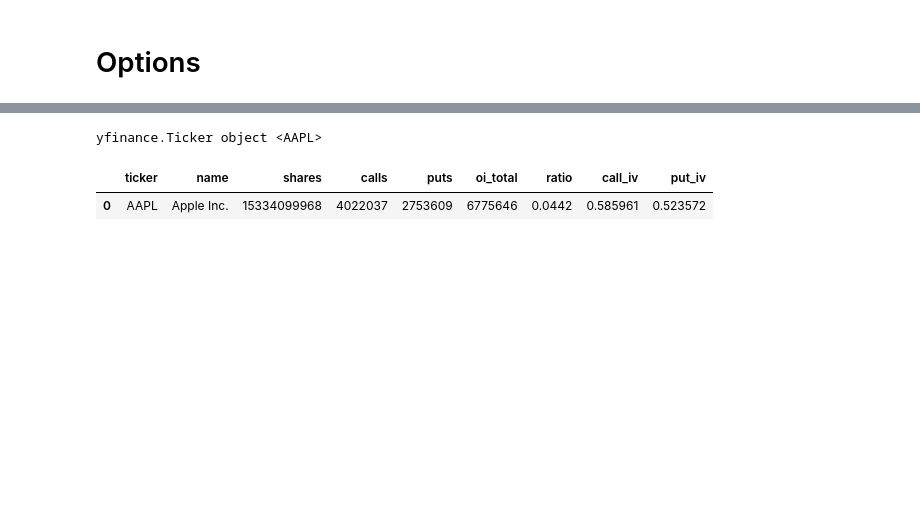
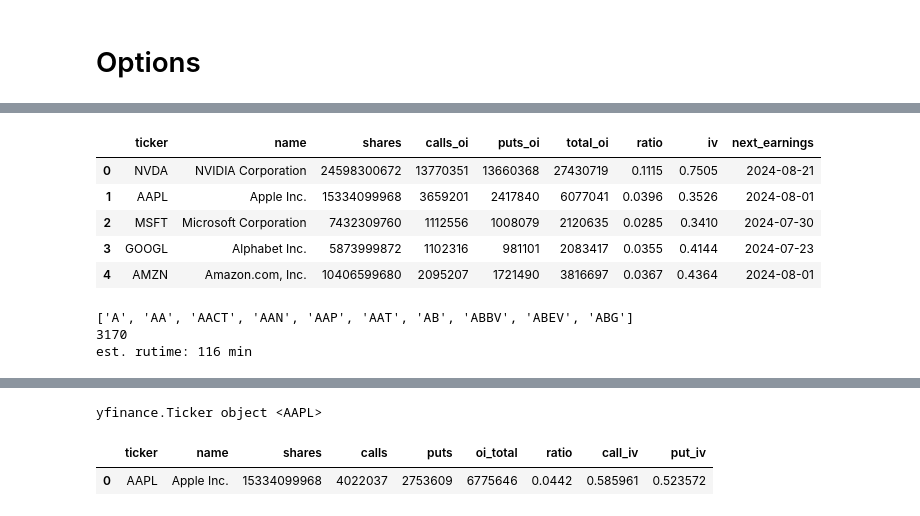
Before and after one commit to ryanlrappa/sweetgreen, a Jupyter notebook: dev.ipynb, the cells around one changed output, grey strips where cells are left out. Saved outputs shown, nothing was run; the diff lists cells and outputs as text; code cells hidden in the pictures; blank space fills up the shorter version.

Commit message:
add functions to get data

```diff
--- a/dev.ipynb
+++ b/dev.ipynb
@@ -112,26 +107,2 @@ opt.calls
 # %% [markdown]
 # Options
-# %%
-# Create Ticker object
-ticker = yf.Ticker("AAPL")
-
-# Get available expiration dates
-expirations = ticker.options
-
-# Choose an expiration date
-expiration_date = expirations[0]
-
-# Fetch option chain
-option_chain = ticker.option_chain(expiration_date)
-
-# Select a specific call option
-call_option = option_chain.calls.iloc[0]
-call_symbol = call_option['contractSymbol']
-
-# Fetch historical data for the call option
-call_history = yf.Ticker(call_symbol).history(period="1mo")
-
-# Print historical prices and current open interest
-print("Historical prices for", call_symbol)
-print(call_history[['Open', 'High', 'Low', 'Close', 'Volume']])
-print("\nCurrent Open Interest:", call_option['openInterest'])
@@ -225,0 +201,6 @@ for t in ['NVDA', 'AAPL']: #tickers:
+# %%
+%%time
+
+# Usage
+tickers = ['NVDA', 'AAPL', 'MSFT', 'GOOGL', 'AMZN']  # Add more tickers as needed
+result = get_stock_data(tickers)
@@ -225,0 +210,29 @@ for t in ['NVDA', 'AAPL']: #tickers:
+# %%
+result.head()
+# %% [output]
+|  | ticker | name | shares | calls_oi | puts_oi | total_oi | ratio | iv | next_earnings |
+| 0 | NVDA | NVIDIA Corporation | 24598300672 | 13770351 | 13660368 | 27430719 | 0.1115 | 0.7505 | 2024-08-21 |
+| 1 | AAPL | Apple Inc. | 15334099968 | 3659201 | 2417840 | 6077041 | 0.0396 | 0.3526 | 2024-08-01 |
+| 2 | MSFT | Microsoft Corporation | 7432309760 | 1112556 | 1008079 | 2120635 | 0.0285 | 0.3410 | 2024-07-30 |
+| 3 | GOOGL | Alphabet Inc. | 5873999872 | 1102316 | 981101 | 2083417 | 0.0355 | 0.4144 | 2024-07-23 |
+| 4 | AMZN | Amazon.com, Inc. | 10406599680 | 2095207 | 1721490 | 3816697 | 0.0367 | 0.4364 | 2024-08-01 |
+# %%
+# Open the file
+filepath = 'tickers/nyse_tickers.txt'
+
+with open(filepath, 'r') as file:
+    # Read the lines and store them in a list
+    lines = file.readlines()
+
+# Remove newline characters
+tickers = [line.strip() for line in lines]
+
+# Print the list to verify
+print(tickers[:10])
+print(len(tickers))
+
+print("est. rutime:", round(len(tickers)*2.2 / 60), "min")
+# %% [output]
+['A', 'AA', 'AACT', 'AAN', 'AAP', 'AAT', 'AB', 'ABBV', 'ABEV', 'ABG']
+3170
+est. rutime: 116 min
```
Also changed, not shown: parts of 15 cells of this notebook, 13 other files.
